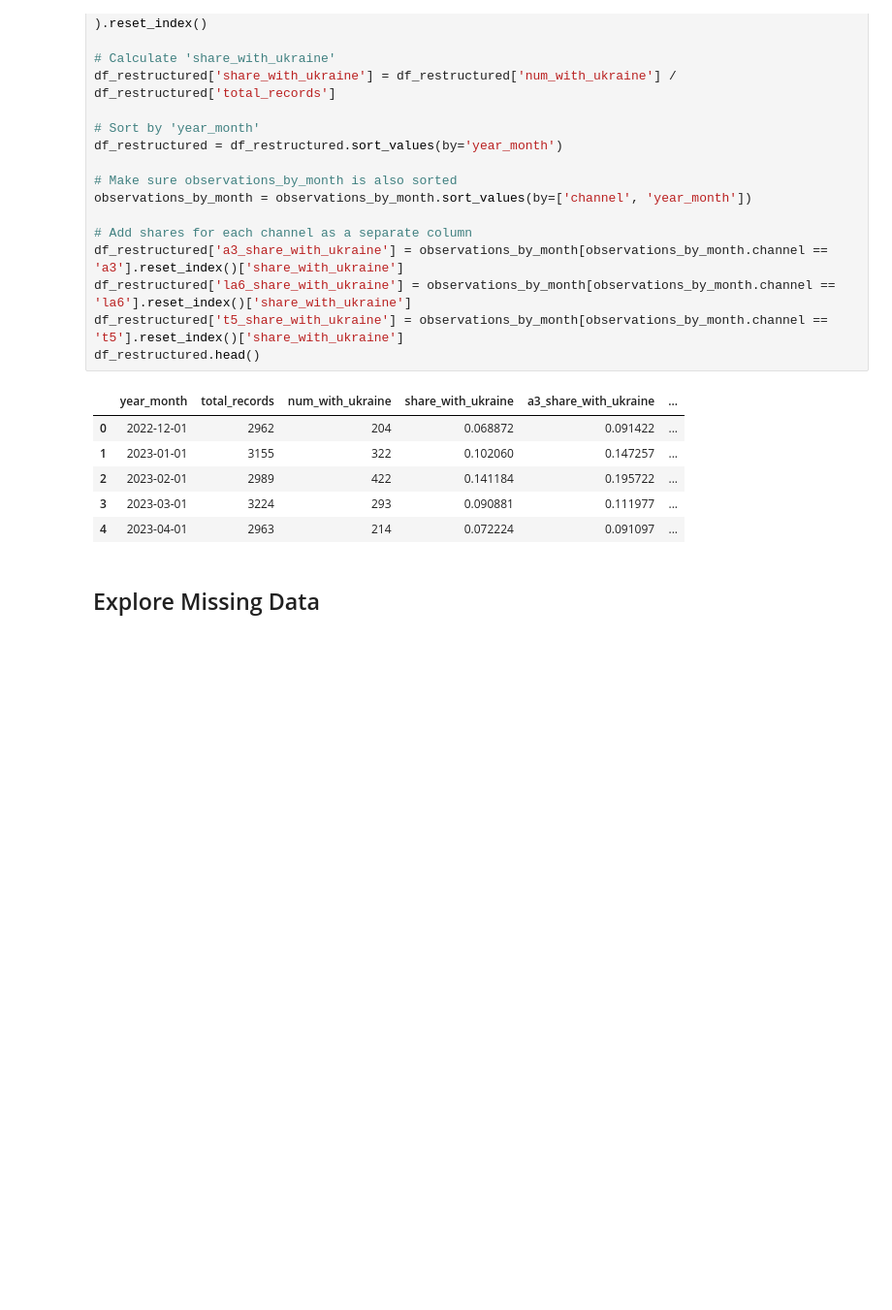
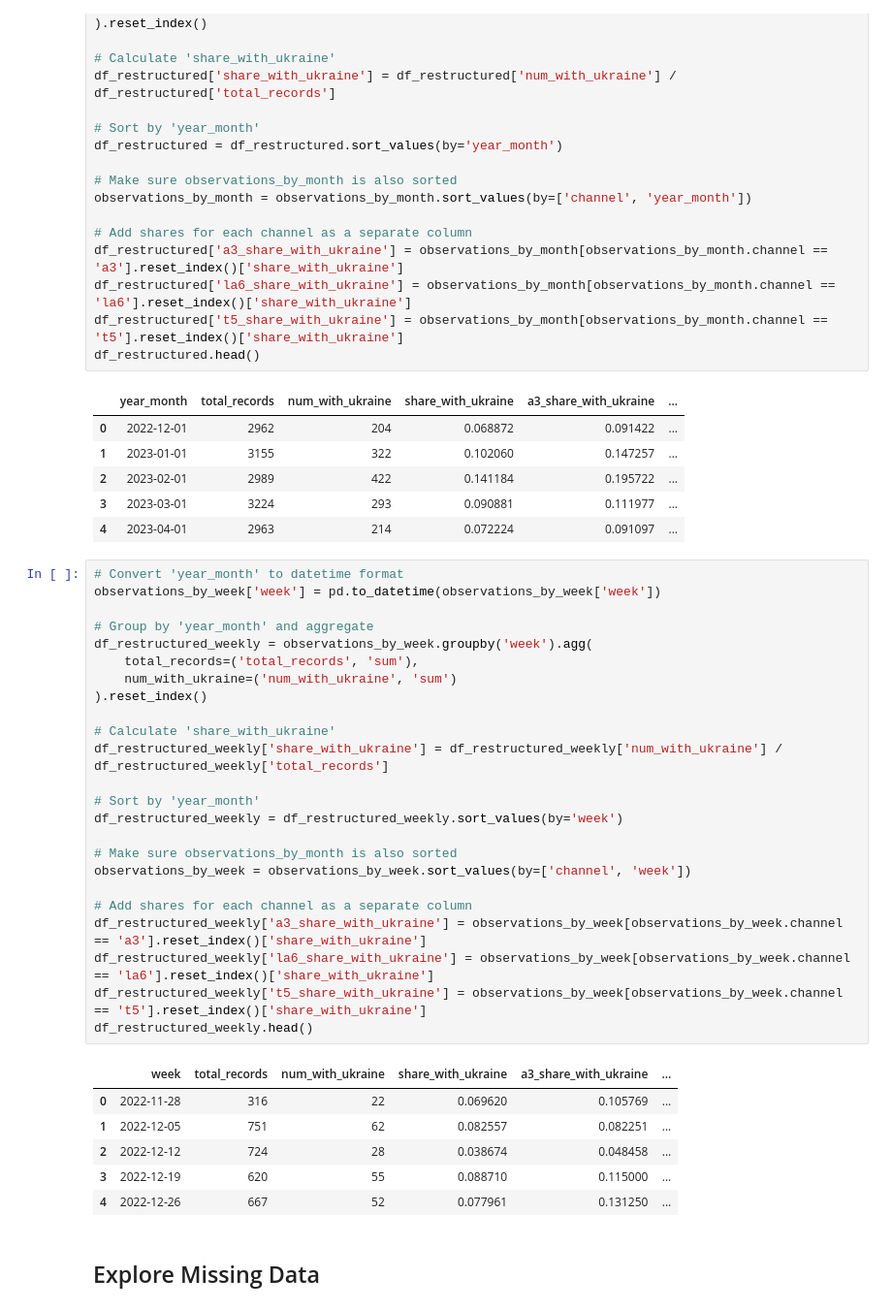
Before and after one commit to adgianv/Thesis---War-Image-Classification, a Jupyter notebook: Inference.ipynb, the cells around one changed output. Shown at 97% size. Saved outputs shown, nothing was run; the diff lists cells and outputs as text; blank space fills up the shorter version.

```diff
--- a/Inference.ipynb
+++ b/Inference.ipynb
@@ -155,6 +199,37 @@ df_restructured.head()
 | 2 | 2023-02-01 | 2989 | 422 | 0.141184 | 0.195722 | ... |
 | 3 | 2023-03-01 | 3224 | 293 | 0.090881 | 0.111977 | ... |
 | 4 | 2023-04-01 | 2963 | 214 | 0.072224 | 0.091097 | ... |
+# %%
+# Convert 'year_month' to datetime format
+observations_by_week['week'] = pd.to_datetime(observations_by_week['week'])
+
+# Group by 'year_month' and aggregate
+df_restructured_weekly = observations_by_week.groupby('week').agg(
+    total_records=('total_records', 'sum'),
+    num_with_ukraine=('num_with_ukraine', 'sum')
+).reset_index()
+
+# Calculate 'share_with_ukraine'
+df_restructured_weekly['share_with_ukraine'] = df_restructured_weekly['num_with_ukraine'] / df_restructured_weekly['total_records']
+
+# Sort by 'year_month'
+df_restructured_weekly = df_restructured_weekly.sort_values(by='week')
+
+# Make sure observations_by_month is also sorted
+observations_by_week = observations_by_week.sort_values(by=['channel', 'week'])
+
+# Add shares for each channel as a separate column
+df_restructured_weekly['a3_share_with_ukraine'] = observations_by_week[observations_by_week.channel == 'a3'].reset_index()['share_with_ukraine']
+df_restructured_weekly['la6_share_with_ukraine'] = observations_by_week[observations_by_week.channel == 'la6'].reset_index()['share_with_ukraine']
+df_restructured_weekly['t5_share_with_ukraine'] = observations_by_week[observations_by_week.channel == 't5'].reset_index()['share_with_ukraine']
+df_restructured_weekly.head()
+# %% [output]
+|  | week | total_records | num_with_ukraine | share_with_ukraine | a3_share_with_ukraine | ... |
+| 0 | 2022-11-28 | 316 | 22 | 0.069620 | 0.105769 | ... |
+| 1 | 2022-12-05 | 751 | 62 | 0.082557 | 0.082251 | ... |
+| 2 | 2022-12-12 | 724 | 28 | 0.038674 | 0.048458 | ... |
+| 3 | 2022-12-19 | 620 | 55 | 0.088710 | 0.115000 | ... |
+| 4 | 2022-12-26 | 667 | 52 | 0.077961 | 0.131250 | ... |
 # %% [markdown]
 ## Explore Missing Data
 # %% [markdown]
```
Also changed, not shown: parts of 15 cells of this notebook, 1 other file.
